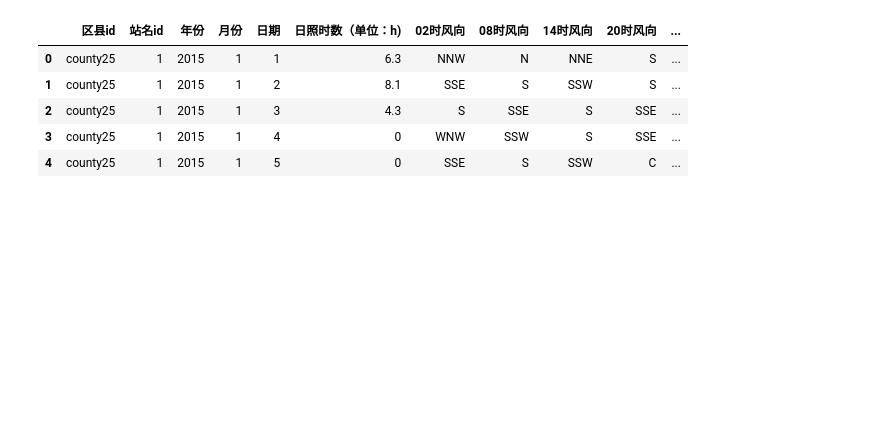
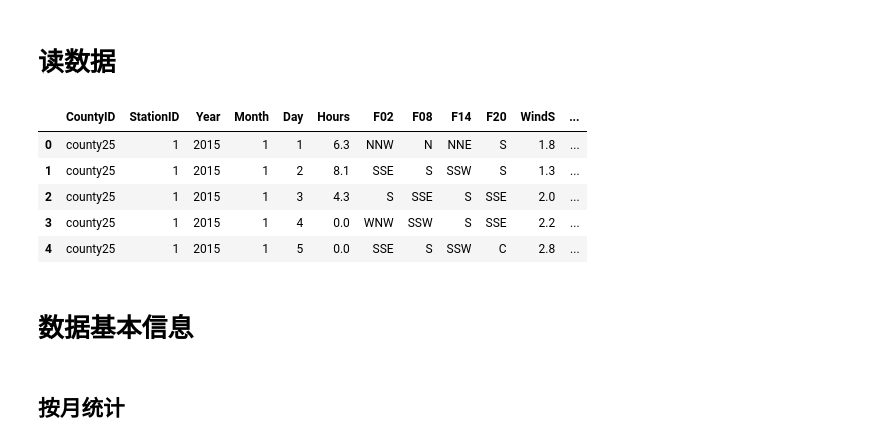
Before and after one commit to aoba98/bishe, a Jupyter notebook: 数据可视化.ipynb, the cells around one changed output. Cells and saved outputs as stored; diff of their text form; code cells hidden in the pictures; blank space fills up the shorter version.

```diff
--- a/数据可视化.ipynb
+++ b/数据可视化.ipynb
@@ -6,9 +0,0 @@ data = pd.read_csv('./data/train_weather.csv', encoding='GBK')
-# %%
-data.head()
-# %% [output]
-|  | 区县id | 站名id | 年份 | 月份 | 日期 | 日照时数（单位：h) | 02时风向 | 08时风向 | 14时风向 | 20时风向 | ... |
-| 0 | county25 | 1 | 2015 | 1 | 1 | 6.3 | NNW | N | NNE | S | ... |
-| 1 | county25 | 1 | 2015 | 1 | 2 | 8.1 | SSE | S | SSW | S | ... |
-| 2 | county25 | 1 | 2015 | 1 | 3 | 4.3 | S | SSE | S | SSE | ... |
-| 3 | county25 | 1 | 2015 | 1 | 4 | 0 | WNW | SSW | S | SSE | ... |
-| 4 | county25 | 1 | 2015 | 1 | 5 | 0 | SSE | S | SSW | C | ... |
@@ -14,0 +8,37 @@ data.head()
+# %% [markdown]
+# 读数据
+# %%
+dtypes = {   '区县id': object,
+             '站名id': np.int64,
+             '年份':   np.int64,
+             '月份':   np.int64,
+             '日期':   np.int64,
+             '日照时数（单位：h)': np.float64,
+             '02时风向': object,
+             '08时风向': object,
+             '14时风向': object,
+             '20时风向': object,
+             '日平均风速(单位：m/s)':   np.float64,
+             '日降水量（mm）':          np.float64,
+             '日最高温度（单位：℃）':  np.float64,
+             '日最低温度（单位：℃）':  np.float64,
+             '日平均温度（单位：℃）':  np.float64,
+             '日相对湿度（单位：%）':   np.float64,
+             '日平均气压（单位：hPa）': np.float64}
+na_values =['*','/']
+w_df = pd.read_csv('./data/train_weather.csv',dtype=dtypes, na_values=na_values,encoding='gbk').fillna(0)
+w_df.columns = ['CountyID',  'StationID',   'Year',    'Month',    'Day',           'Hours',
+                'F02',        'F08',          'F14',     'F20',      'WindS',
+                'Rain',      'HighT',       'LowT',    'MeanT',    'Humidity',      'Pressure']
+w_df.head()
+# %% [output]
+|  | CountyID | StationID | Year | Month | Day | Hours | F02 | F08 | F14 | F20 | WindS | ... |
+| 0 | county25 | 1 | 2015 | 1 | 1 | 6.3 | NNW | N | NNE | S | 1.8 | ... |
+| 1 | county25 | 1 | 2015 | 1 | 2 | 8.1 | SSE | S | SSW | S | 1.3 | ... |
+| 2 | county25 | 1 | 2015 | 1 | 3 | 4.3 | S | SSE | S | SSE | 2.0 | ... |
+| 3 | county25 | 1 | 2015 | 1 | 4 | 0.0 | WNW | SSW | S | SSE | 2.2 | ... |
+| 4 | county25 | 1 | 2015 | 1 | 5 | 0.0 | SSE | S | SSW | C | 2.8 | ... |
+# %% [markdown]
+# 数据基本信息
+# %% [markdown]
+## 按月统计
```
Also changed, not shown: parts of 16 cells of this notebook, 1 other file.
